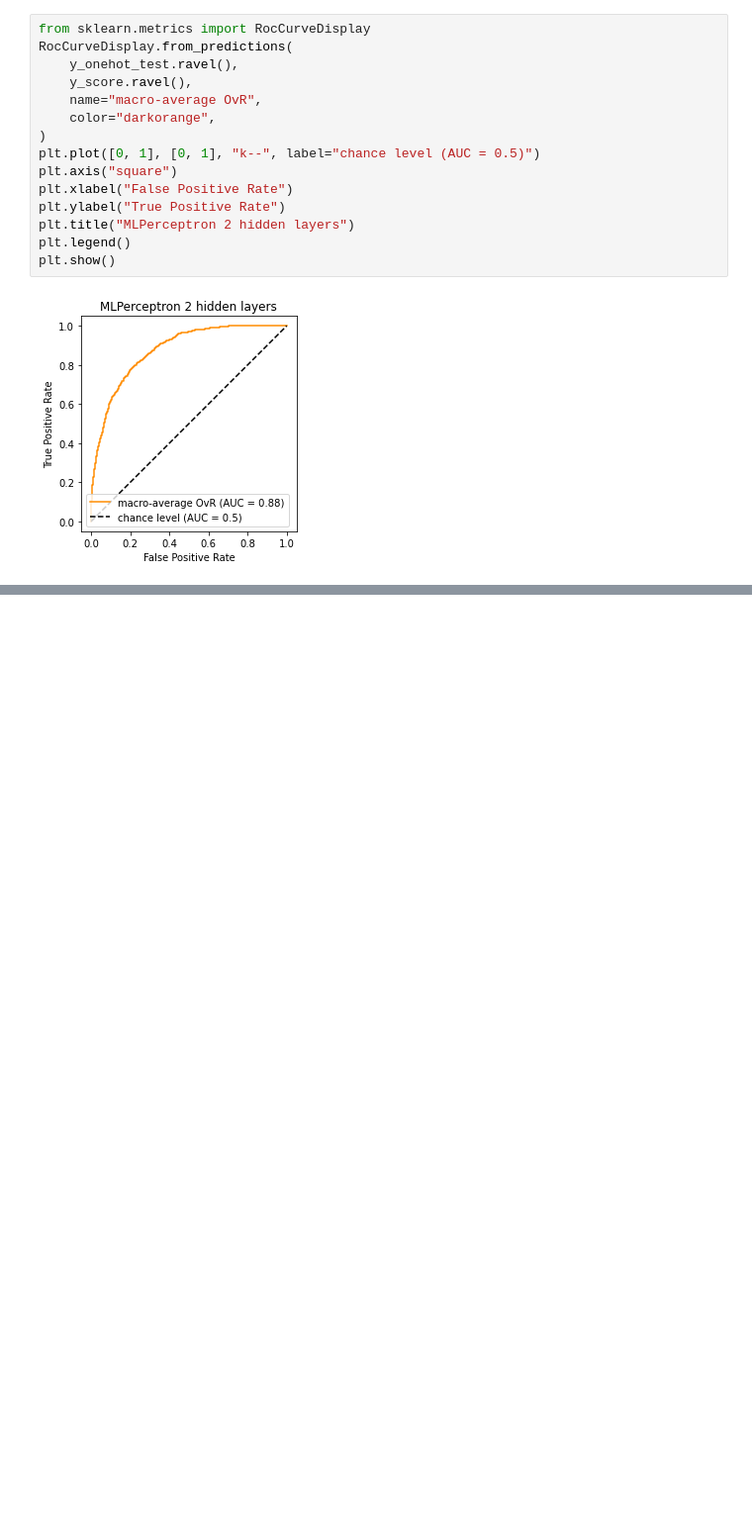
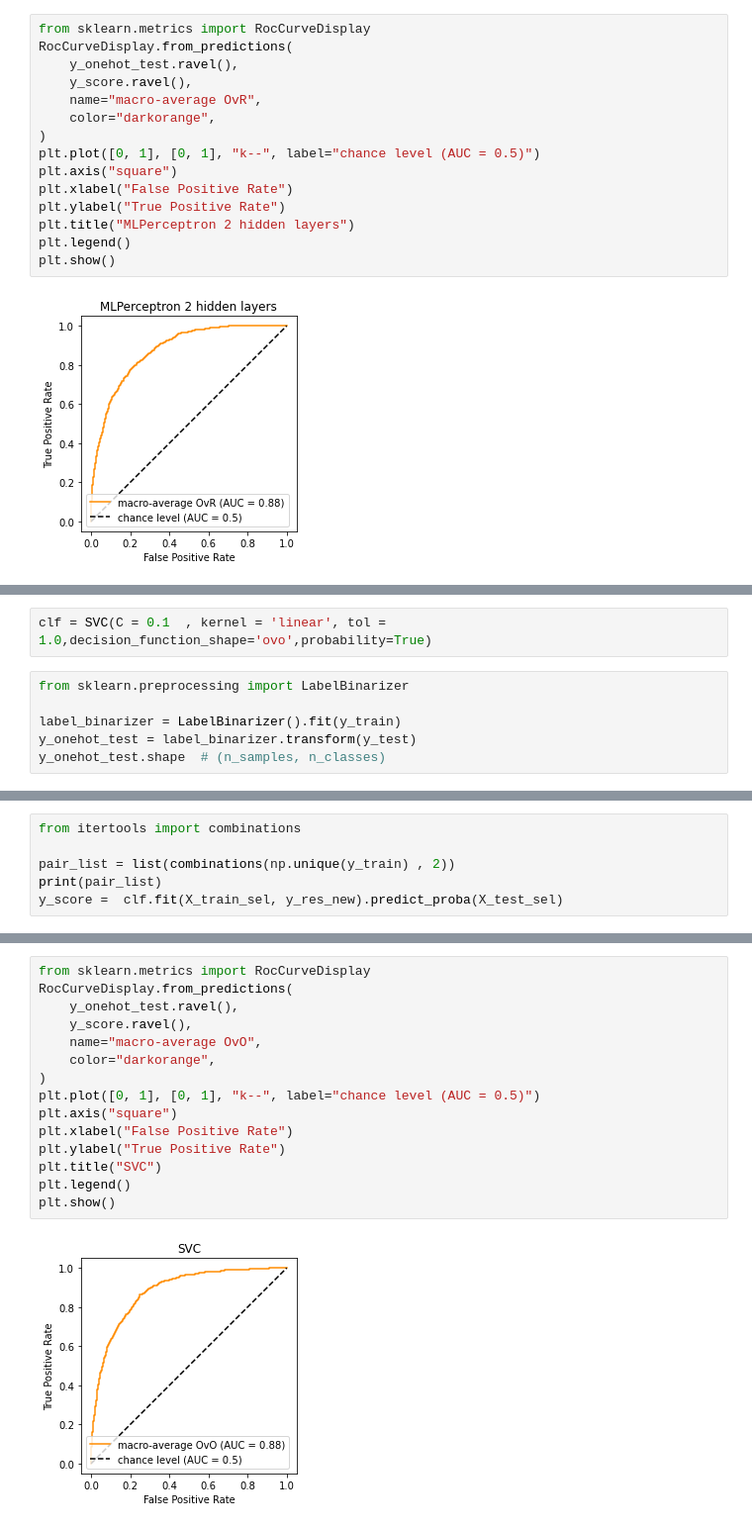
Before and after one commit to Diabelny/Data-Mining-2, a Jupyter notebook: Task2_Advanced_classification/roc_curve_classifiers.ipynb, the cells around one changed output, grey strips where cells are left out. Shown: that part at 99% size. Saved outputs shown, nothing was run; the diff lists cells and outputs as text; blank space fills up the shorter version.

Commit message:
aggiunte roc curves

```diff
--- a/Task2_Advanced_classification/roc_curve_classifiers.ipynb
+++ b/Task2_Advanced_classification/roc_curve_classifiers.ipynb
@@ -316,0 +321,8 @@ plt.show()
+# %%
+clf = SVC(C = 0.1  , kernel = 'linear', tol = 1.0,decision_function_shape='ovo',probability=True)
+# %%
+from sklearn.preprocessing import LabelBinarizer
+
+label_binarizer = LabelBinarizer().fit(y_train)
+y_onehot_test = label_binarizer.transform(y_test)
+y_onehot_test.shape  # (n_samples, n_classes)
@@ -316,0 +331,6 @@ plt.show()
+# %%
+from itertools import combinations
+
+pair_list = list(combinations(np.unique(y_train) , 2))
+print(pair_list)
+y_score =  clf.fit(X_train_sel, y_res_new).predict_proba(X_test_sel)
@@ -316,0 +353,17 @@ plt.show()
+# %%
+from sklearn.metrics import RocCurveDisplay
+RocCurveDisplay.from_predictions(
+    y_onehot_test.ravel(),
+    y_score.ravel(),
+    name="macro-average OvO",
+    color="darkorange",
+)
+plt.plot([0, 1], [0, 1], "k--", label="chance level (AUC = 0.5)")
+plt.axis("square")
+plt.xlabel("False Positive Rate")
+plt.ylabel("True Positive Rate")
+plt.title("SVC")
+plt.legend()
+plt.show()
+# %% [output]
+[figure, added]
```
Also changed, not shown: parts of 12 cells of this notebook, 2 other files.
